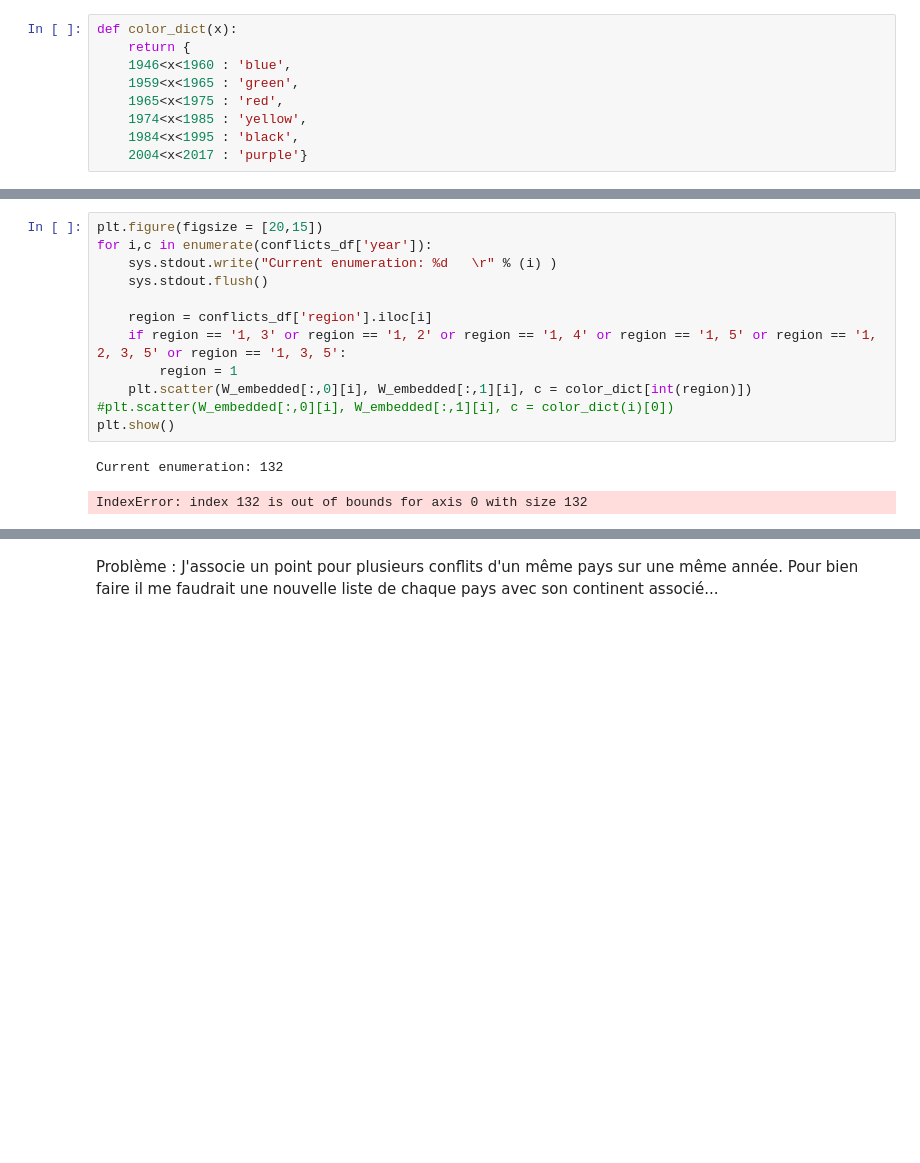
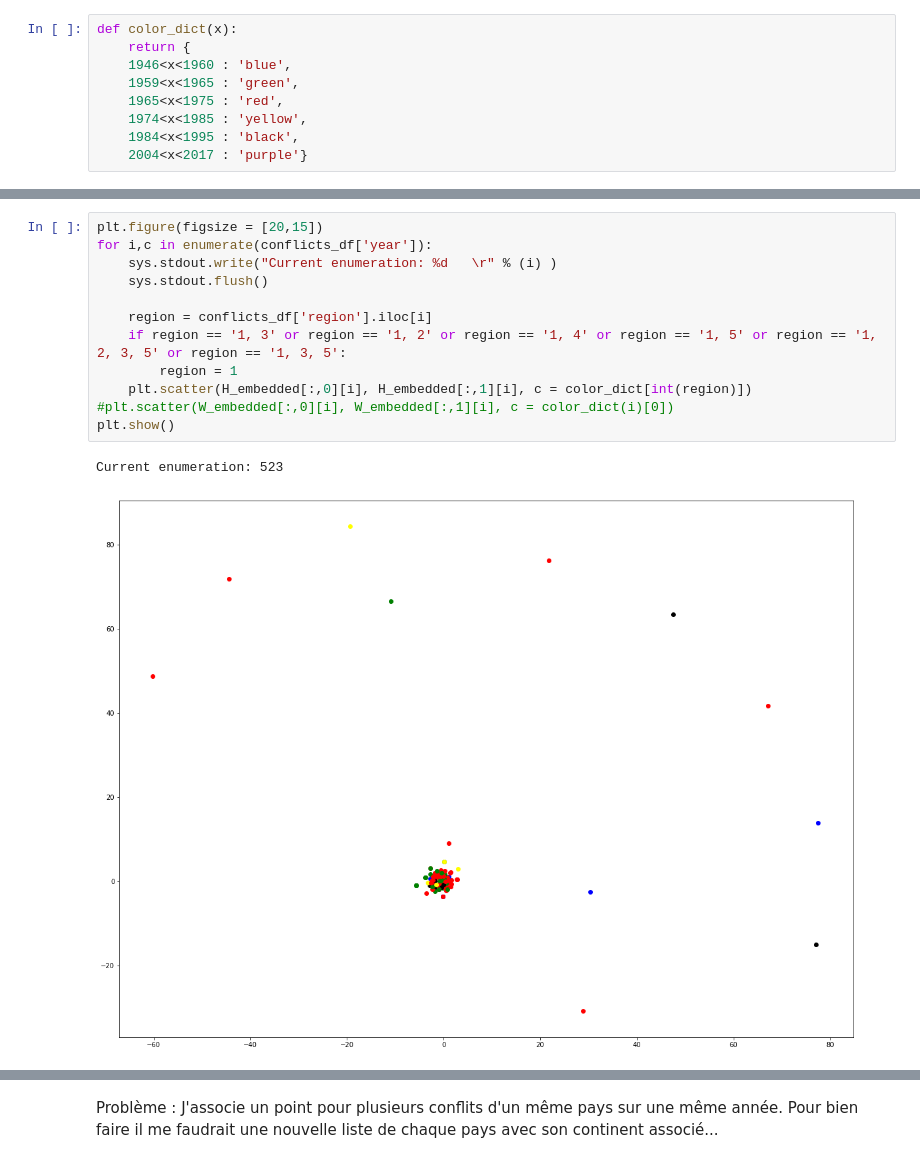
Before and after one commit to julied20/ada-2017, a Jupyter notebook: Project/Conflicts Factorization.ipynb, the cells around one changed output, grey strips where cells are left out. Saved outputs shown, nothing was run; the diff lists cells and outputs as text; blank space fills up the shorter version.

Commit message:
Added current figure

```diff
--- a/Project/Conflicts Factorization.ipynb
+++ b/Project/Conflicts Factorization.ipynb
@@ -135,15 +133,15 @@ SyntaxError: invalid syntax (<ipython-input-26-1c374bf95e79>, line 4)
 # %%
 plt.figure(figsize = [20,15])
 for i,c in enumerate(conflicts_df['year']):
     sys.stdout.write("Current enumeration: %d   \r" % (i) )
     sys.stdout.flush()
 
     region = conflicts_df['region'].iloc[i]
     if region == '1, 3' or region == '1, 2' or region == '1, 4' or region == '1, 5' or region == '1, 2, 3, 5' or region == '1, 3, 5':
         region = 1
-    plt.scatter(W_embedded[:,0][i], W_embedded[:,1][i], c = color_dict[int(region)])
+    plt.scatter(H_embedded[:,0][i], H_embedded[:,1][i], c = color_dict[int(region)])
 #plt.scatter(W_embedded[:,0][i], W_embedded[:,1][i], c = color_dict(i)[0])
 plt.show()
 # %% [output]
-Current enumeration: 132
+Current enumeration: 523
-IndexError: index 132 is out of bounds for axis 0 with size 132
+[figure, added]
```
Also changed, not shown: parts of 2 cells of this notebook.
